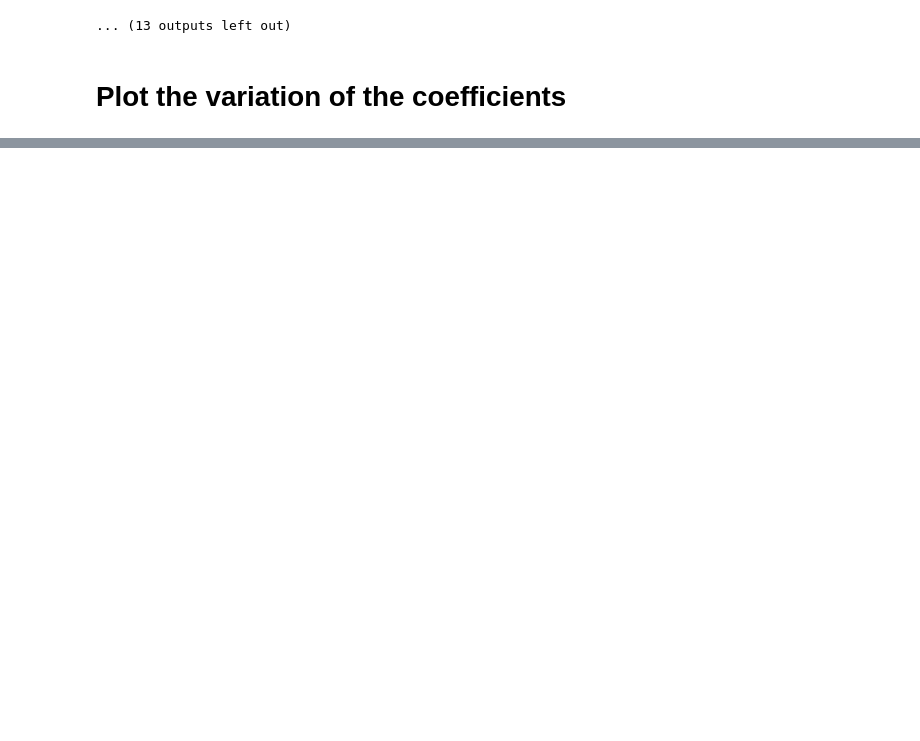
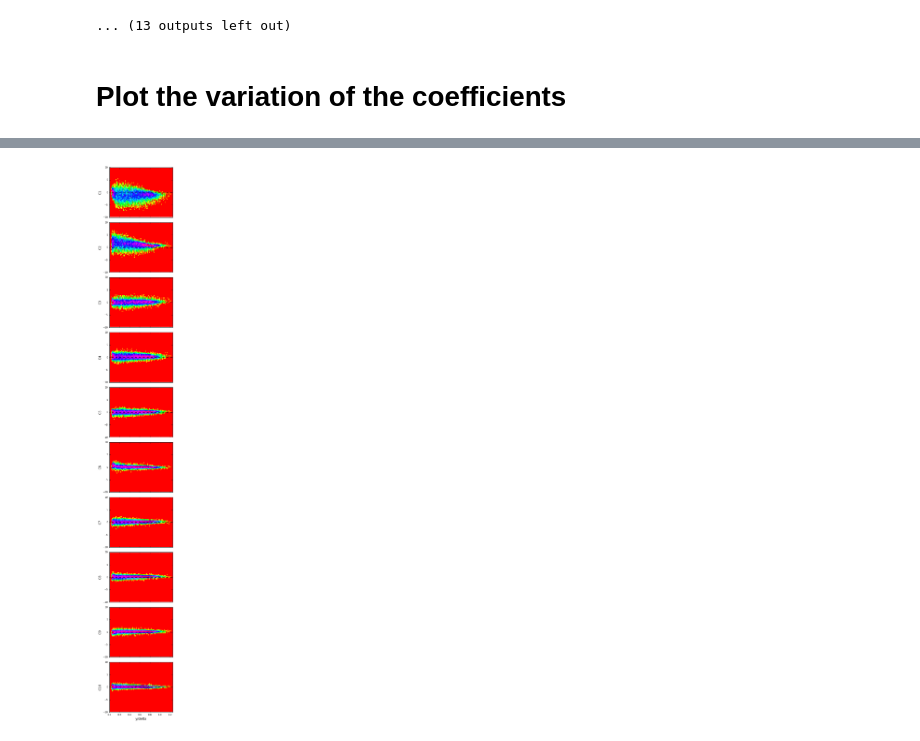
Before and after one commit to owenjhwilliams/ASIIT, a Jupyter notebook: runPODthumbnails.ipynb, the cells around one changed output, grey strips where cells are left out. Cells and saved outputs as stored; diff of their text form; code cells hidden in the pictures; blank space fills up the shorter version.

```diff
--- a/runPODthumbnails.ipynb
+++ b/runPODthumbnails.ipynb
@@ -270,0 +292,7 @@ PODutils.plotPODcoeff(C,list(range(6)),100)
+# %%
+reload(PODutils)
+C2 = C.copy()
+C2 = np.concatenate([ypos.reshape((-1, 1)).T/Cond["delta"], C], axis=0)
+PODutils.plotYposPODcoeff(Y[:,0]/Cond["delta"],C2,list(range(10)),50,10,1)
+# %% [output]
+[figure, added]
```
Also changed, not shown: parts of 7 cells of this notebook, 1 other file.
